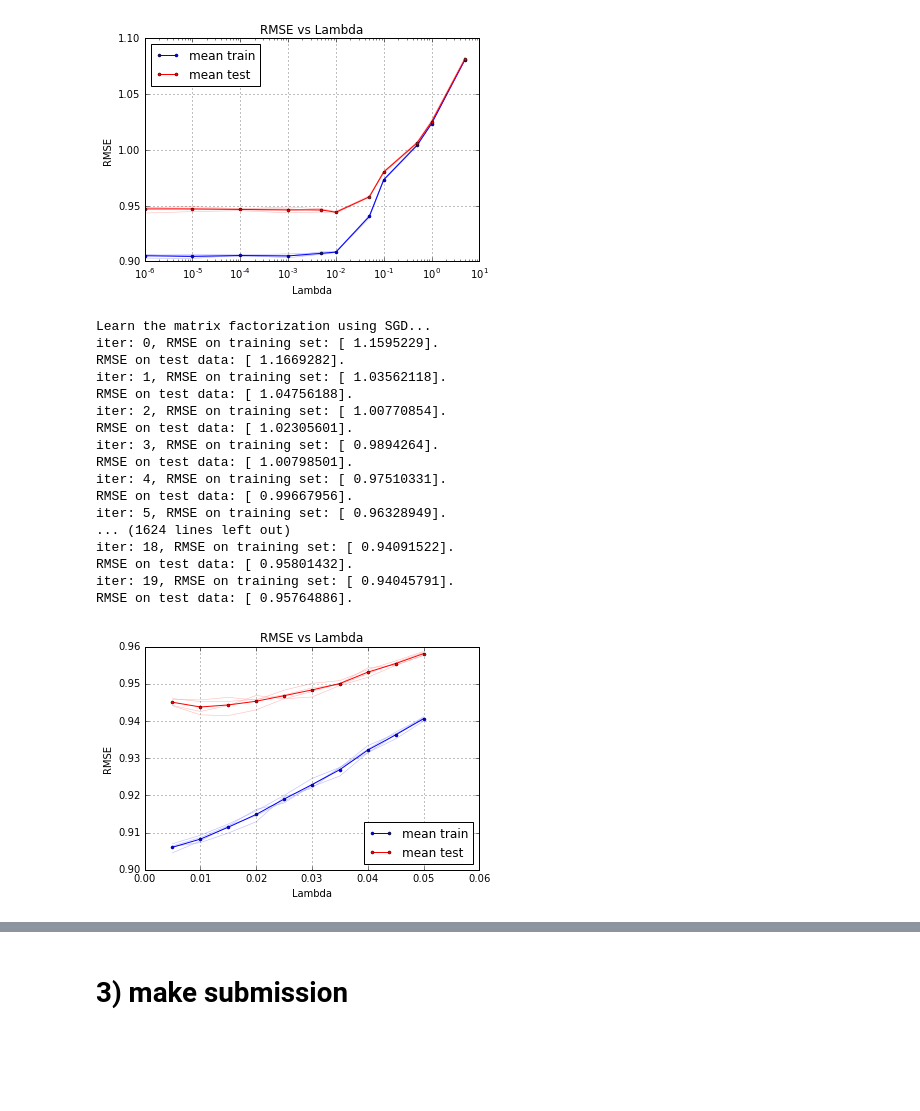
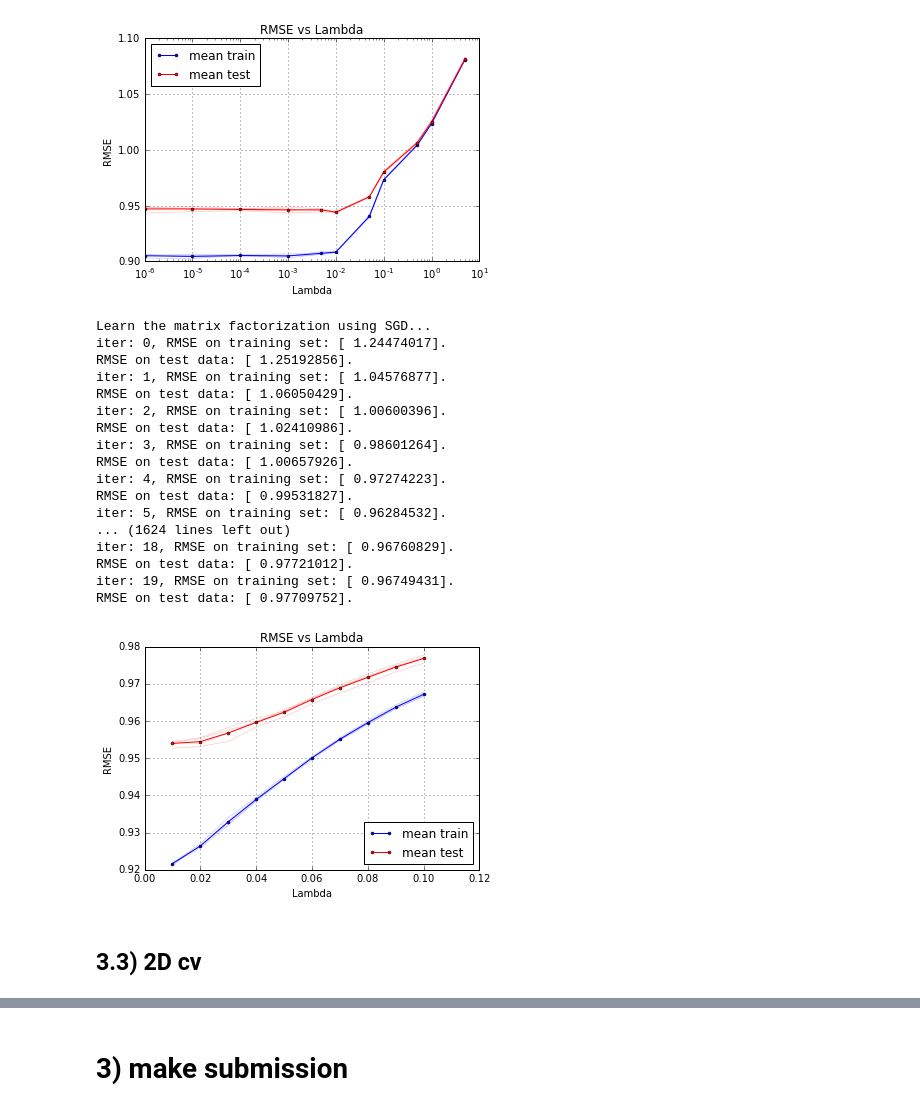
Before and after one commit to michaelheiniger/pcml-project2, a Jupyter notebook: python/biased_mf_sgd.ipynb, the cells around one changed output, grey strips where cells are left out. Saved outputs shown, nothing was run; the diff lists cells and outputs as text; code cells hidden in the pictures; blank space fills up the shorter version.

```diff
--- a/python/biased_mf_sgd.ipynb
+++ b/python/biased_mf_sgd.ipynb
@@ -115,32 +125,34 @@ visualization_lambdas(rmse_tr, rmse_te, lambdas, "cv_lambdas")
 [figure]
 # %%
 k_fold = 4
-num_features = 30
+num_features = 60
 num_epochs = 20
-lambdas = np.linspace(0.005, 0.05, 10)
+lambdas = np.linspace(0.01, 0.1, 10)
 rmse_tr, rmse_te = run_mf_biased_cv_lambda(ratings, k_fold, num_epochs, num_features, lambdas)
 # %% [output]
 Learn the matrix factorization using SGD...
-iter: 0, RMSE on training set: [ 1.1595229].
-RMSE on test data: [ 1.1669282].
-iter: 1, RMSE on training set: [ 1.03562118].
-RMSE on test data: [ 1.04756188].
-iter: 2, RMSE on training set: [ 1.00770854].
-RMSE on test data: [ 1.02305601].
-iter: 3, RMSE on training set: [ 0.9894264].
-RMSE on test data: [ 1.00798501].
-iter: 4, RMSE on training set: [ 0.97510331].
-RMSE on test data: [ 0.99667956].
-iter: 5, RMSE on training set: [ 0.96328949].
+iter: 0, RMSE on training set: [ 1.24474017].
+RMSE on test data: [ 1.25192856].
+iter: 1, RMSE on training set: [ 1.04576877].
+RMSE on test data: [ 1.06050429].
+iter: 2, RMSE on training set: [ 1.00600396].
+RMSE on test data: [ 1.02410986].
+iter: 3, RMSE on training set: [ 0.98601264].
+RMSE on test data: [ 1.00657926].
+iter: 4, RMSE on training set: [ 0.97274223].
+RMSE on test data: [ 0.99531827].
+iter: 5, RMSE on training set: [ 0.96284532].
 ... (1624 lines left out)
-iter: 18, RMSE on training set: [ 0.94091522].
-RMSE on test data: [ 0.95801432].
-iter: 19, RMSE on training set: [ 0.94045791].
-RMSE on test data: [ 0.95764886].
+iter: 18, RMSE on training set: [ 0.96760829].
+RMSE on test data: [ 0.97721012].
+iter: 19, RMSE on training set: [ 0.96749431].
+RMSE on test data: [ 0.97709752].
 # %%
-np.save('cv_train_lambdas_zoom', rmse_tr)
-np.save('cv_test_lambdas_zoom', rmse_te)
+np.save('cv_train_lambdas_K60', rmse_tr)
+np.save('cv_test_lambdas_K60', rmse_te)
 
-visualization_lambdas(rmse_tr, rmse_te, lambdas, "cv_lambdas_zoom")
+visualization_lambdas(rmse_tr, rmse_te, lambdas, "cv_lambdas_K60")
 # %% [output]
-[figure, old version]
+[figure, new version]
+# %% [markdown]
+## 3.3) 2D cv
```
Also changed, not shown: parts of 12 cells of this notebook, 10 other files.
